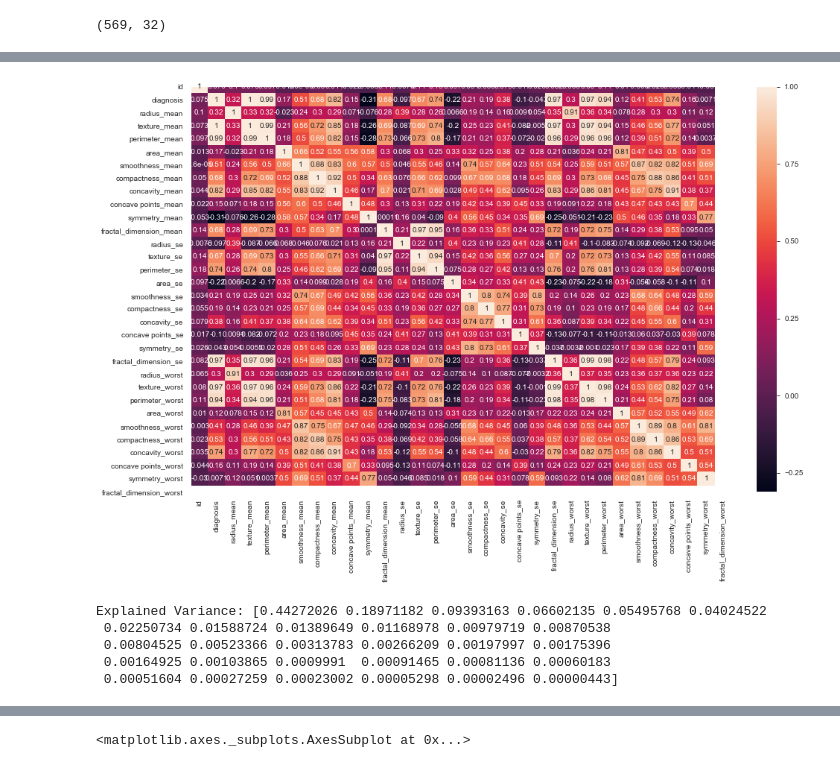
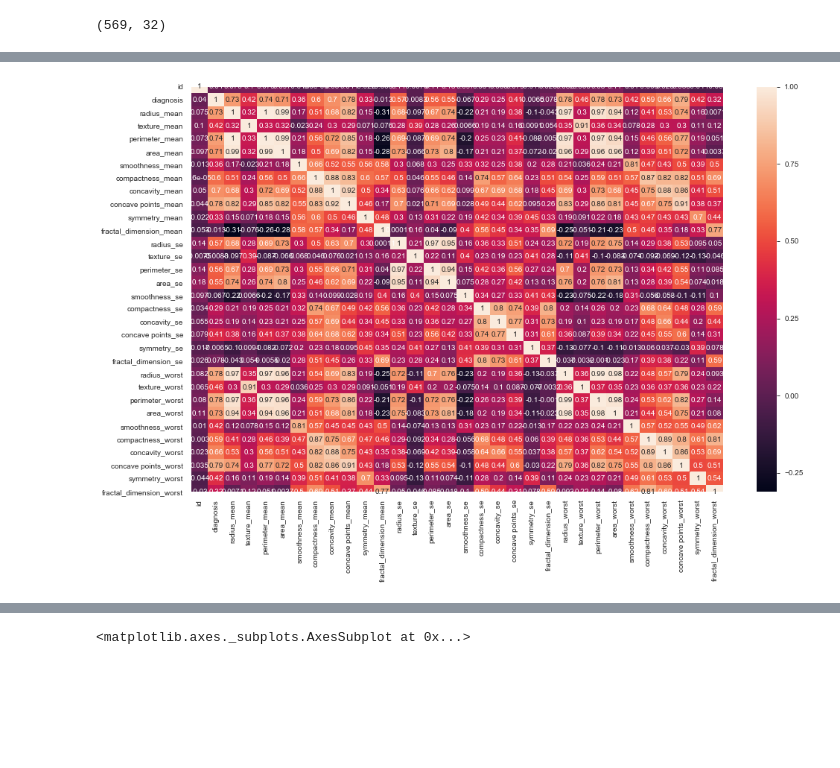
Before and after one commit to NautiyalAmit/Data-Science-Application-Feature-Selection, a Jupyter notebook: Feature Ranking And Selection .ipynb, the cells around one changed output, grey strips where cells are left out. Drawn from its saved outputs; the diff is of its cells as text; code cells hidden in the pictures; blank space fills up the shorter version.

Commit message:
Removing recursive function call because it can cause errors in huge datasets Extending the notebook over chart

```diff
--- a/Feature Ranking And Selection .ipynb
+++ b/Feature Ranking And Selection .ipynb
@@ -60,30 +80,21 @@ feature_stats = X.describe().T[['mean','std','max','min']]
 # %%
+df['diagnosis'] =df['diagnosis'].apply(lambda x: 1 if x =="M" else 0)
+corr_matrix = df.corr()
 # plot the correlation heatmap
 plt.figure(figsize=(16,10))
 
 sns.heatmap(corr_matrix,annot=True,
         xticklabels=df.columns,
         yticklabels=df.columns)
+
+
+
 #Correlation with output variable
-cor_target = abs(df.corr()["diagnosis"])
+cor_target = abs(corr_matrix["diagnosis"])
 
 mean_correlation = abs(X.corr()).describe().T['mean']
 
 corr_ranking = pd.DataFrame([cor_target,mean_correlation]).T.rename(columns={"diagnosis": "target_correlation", "mean": "mean_correlation"})
 corr_ranking.drop(['id','diagnosis'],axis=0,inplace=True)
 # %% [output]
-[figure, old version]
+[figure, new version]
-# %%
-X_ = StandardScaler().fit_transform(X)
-np.set_printoptions(suppress=True)
-pca = PCA()
-pca = pca.fit(X_)
-
-# summarize components
-print("Explained Variance: %s" % pca.explained_variance_ratio_)
-# %% [output]
-Explained Variance: [0.44272026 0.18971182 0.09393163 0.06602135 0.05495768 0.04024522
- 0.02250734 0.01588724 0.01389649 0.01168978 0.00979719 0.00870538
- 0.00804525 0.00523366 0.00313783 0.00266209 0.00197997 0.00175396
- 0.00164925 0.00103865 0.0009991  0.00091465 0.00081136 0.00060183
- 0.00051604 0.00027259 0.00023002 0.00005298 0.00002496 0.00000443]
```
Also changed, not shown: parts of 18 cells of this notebook, 1 other file.
